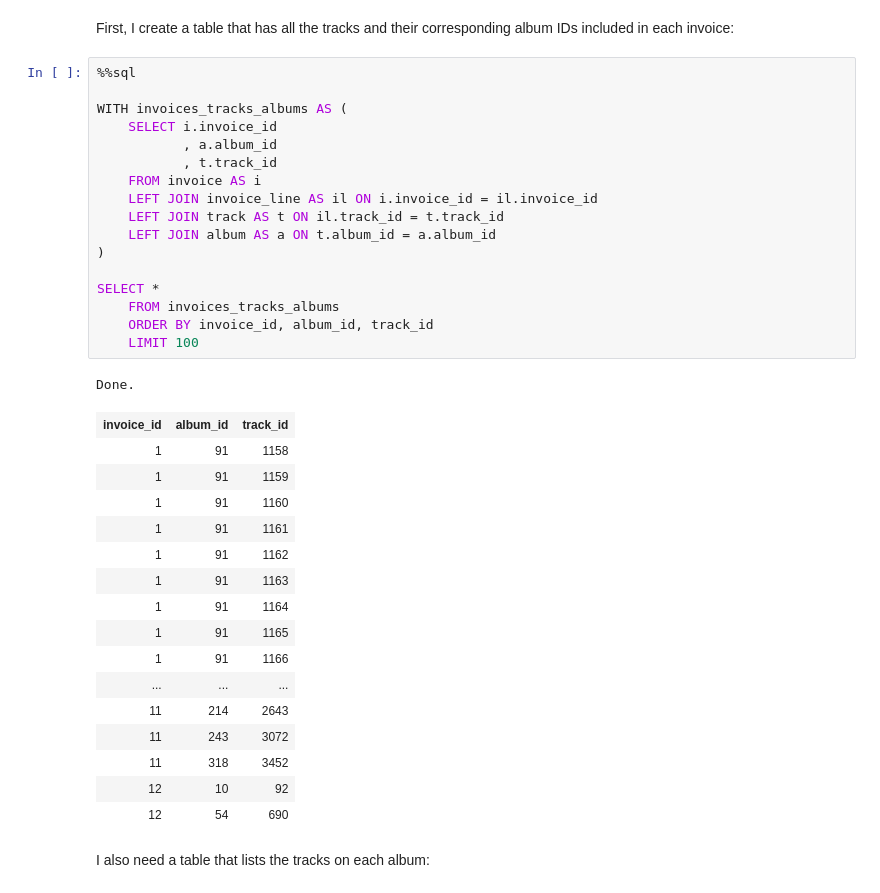
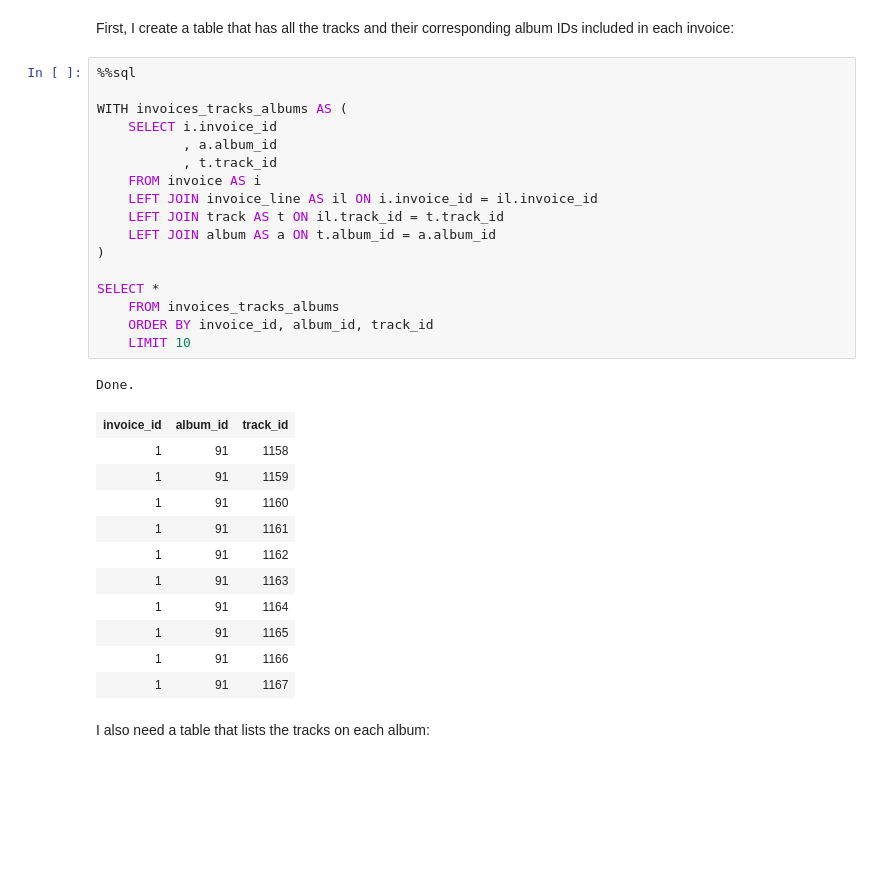
Before and after one commit to shelbybachman/chinook-business-questions, a Jupyter notebook: chinook-business-questions.ipynb, the cells around one changed output. Saved outputs shown, nothing was run; the diff lists cells and outputs as text; blank space fills up the shorter version.

```diff
--- a/chinook-business-questions.ipynb
+++ b/chinook-business-questions.ipynb
@@ -283,38 +283,33 @@ First, I create a table that has all the tracks and their corresponding album ID
 # %%
 %%sql
 
 WITH invoices_tracks_albums AS (
     SELECT i.invoice_id
            , a.album_id
            , t.track_id
     FROM invoice AS i
     LEFT JOIN invoice_line AS il ON i.invoice_id = il.invoice_id
     LEFT JOIN track AS t ON il.track_id = t.track_id
     LEFT JOIN album AS a ON t.album_id = a.album_id
 )
 
 SELECT *
     FROM invoices_tracks_albums
     ORDER BY invoice_id, album_id, track_id
-    LIMIT 100
+    LIMIT 10
 # %% [output]
 Done.
 | invoice_id | album_id | track_id |
 | 1 | 91 | 1158 |
 | 1 | 91 | 1159 |
 | 1 | 91 | 1160 |
 | 1 | 91 | 1161 |
 | 1 | 91 | 1162 |
 | 1 | 91 | 1163 |
 | 1 | 91 | 1164 |
 | 1 | 91 | 1165 |
 | 1 | 91 | 1166 |
-| ... | ... | ... |
-| 11 | 214 | 2643 |
-| 11 | 243 | 3072 |
-| 11 | 318 | 3452 |
-| 12 | 10 | 92 |
-| 12 | 54 | 690 |
+| 1 | 91 | 1167 |
 # %% [markdown]
 I also need a table that lists the tracks on each album:
 # %%
```
Also changed, not shown: parts of 6 cells of this notebook.
